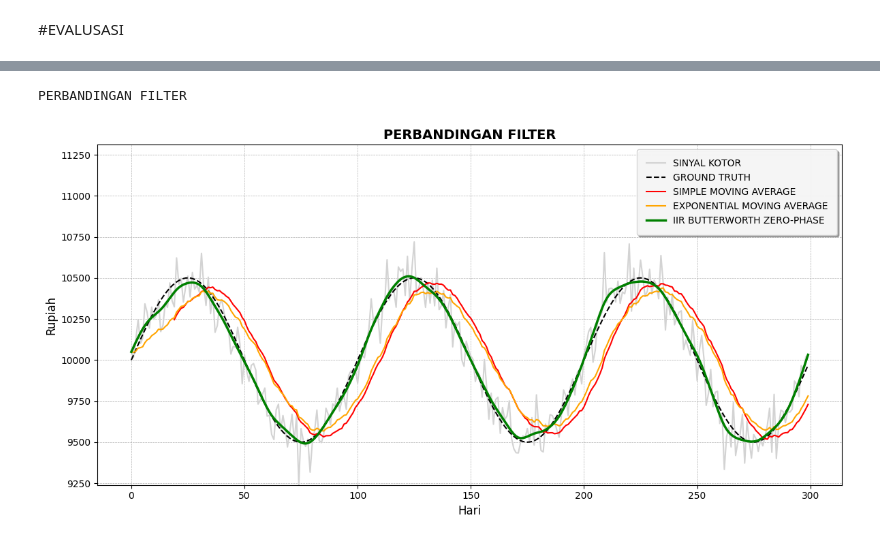
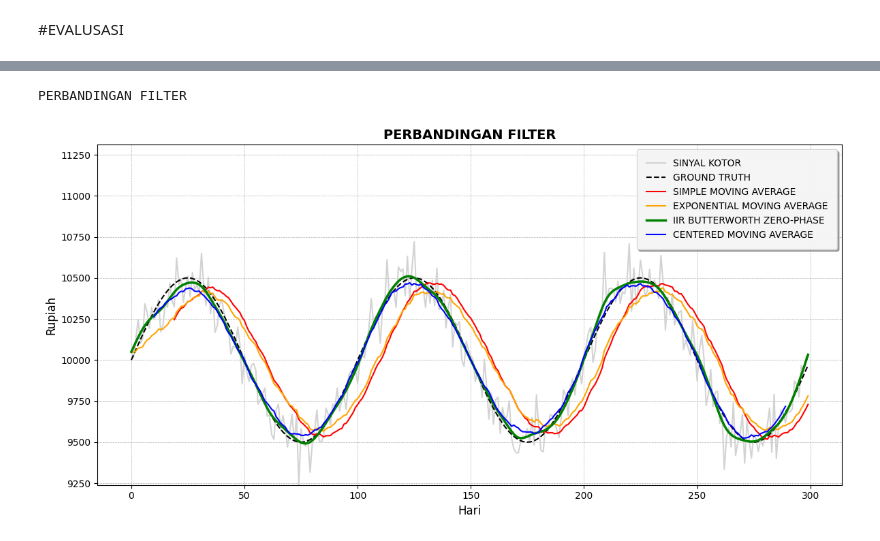
Before and after one commit to antxlopp12/zerolag-filter-benchmark, a Jupyter notebook: Team10_Code_ZeroLag_Filter_Benchmark_Analysis.ipynb, the cells around one changed output, grey strips where cells are left out. Cells and saved outputs as stored; diff of their text form; code cells hidden in the pictures.

```diff
--- a/Team10_Code_ZeroLag_Filter_Benchmark_Analysis.ipynb
+++ b/Team10_Code_ZeroLag_Filter_Benchmark_Analysis.ipynb
@@ -362,34 +428,35 @@ plt.plot(t, ground_truth, 'k--', label='GROUND TRUTH')
 plt.plot(t, hasil_sma, 'r', label='SIMPLE MOVING AVERAGE')
 plt.plot(t, hasil_ema, 'orange', label='EXPONENTIAL MOVING AVERAGE')
 plt.plot(t, hasil_iir_zp, 'g', linewidth=2.5, label='IIR BUTTERWORTH ZERO-PHASE')
+plt.plot(t, hasil_cma, 'b', label='CENTERED MOVING AVERAGE')
 
 
 
 y_max_data = np.nanmax(harga_pasar)
 y_min_data = np.nanmin(harga_pasar)
 buffer_space = (y_max_data - y_min_data) * 0.40
 
 plt.ylim(y_min_data, y_max_data + buffer_space)
 
 
 plt.legend(
     loc='upper right',
     frameon=True,
     framealpha=0.9,
     shadow=True,
     borderpad=1
 )
 
 
 plt.title("PERBANDINGAN FILTER", fontsize=14, fontweight='bold')
 plt.xlabel("Hari", fontsize=12)
 plt.ylabel("Rupiah", fontsize=12)
 
 plt.grid(True, which='both', linestyle='--', linewidth=0.5)
 plt.tight_layout()
 
 plt.show()
 # %% [output]
 PERBANDINGAN FILTER
-[figure, old version]
+[figure, new version]
 # %%
```
Also changed, not shown: parts of 3 cells of this notebook, 2 other files.
